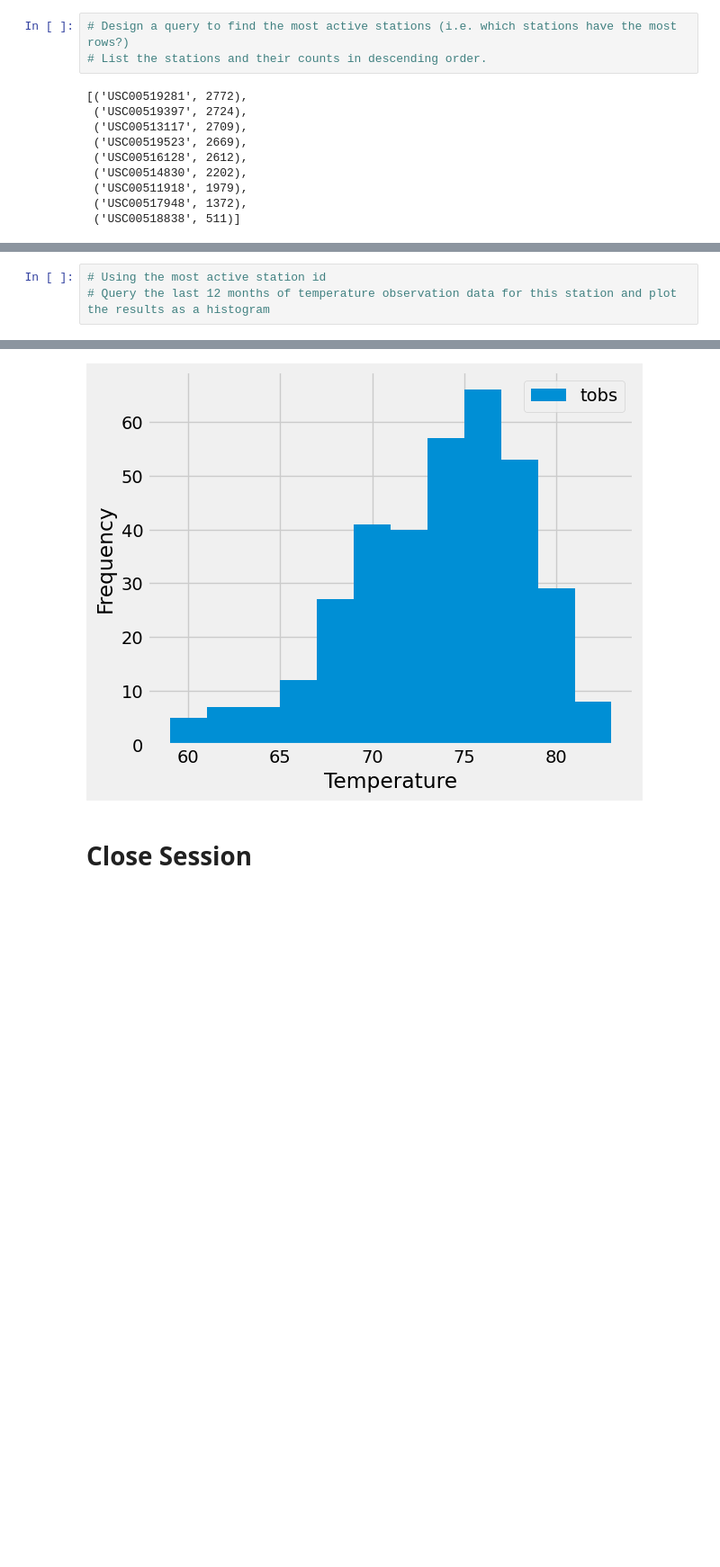
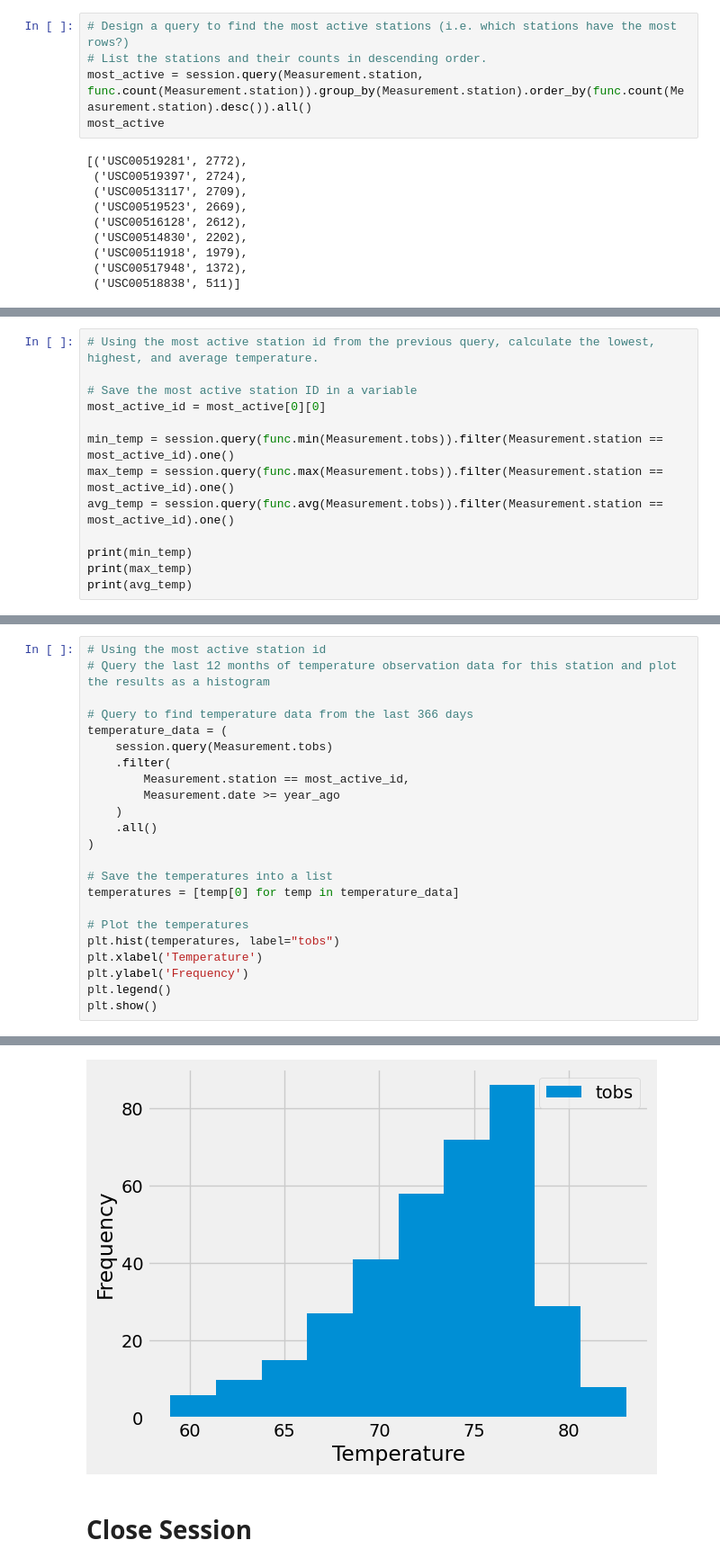
Before and after one commit to nickbartram/sqlalchemy-challenge, a Jupyter notebook: SurfsUp/climate_starter.ipynb, the cells around one changed output, grey strips where cells are left out. Shown at 90% size. Cells and saved outputs as stored; diff of their text form; blank space fills up the shorter version.

Commit message:
Rough finished climate_starter.ipynb, app.py still to do. Final plot does not match example, wrong 12 month period

```diff
--- a/SurfsUp/climate_starter.ipynb
+++ b/SurfsUp/climate_starter.ipynb
@@ -102,6 +104,8 @@ summary_stats_df
 # %%
 # Design a query to find the most active stations (i.e. which stations have the most rows?)
 # List the stations and their counts in descending order.
+most_active = session.query(Measurement.station, func.count(Measurement.station)).group_by(Measurement.station).order_by(func.count(Measurement.station).desc()).all()
+most_active
 # %% [output]
 [('USC00519281', 2772),
  ('USC00519397', 2724),
@@ -118,0 +119,13 @@ summary_stats_df
+# %%
+# Using the most active station id from the previous query, calculate the lowest, highest, and average temperature.
+
+# Save the most active station ID in a variable
+most_active_id = most_active[0][0]
+
+min_temp = session.query(func.min(Measurement.tobs)).filter(Measurement.station == most_active_id).one()
+max_temp = session.query(func.max(Measurement.tobs)).filter(Measurement.station == most_active_id).one()
+avg_temp = session.query(func.avg(Measurement.tobs)).filter(Measurement.station == most_active_id).one()
+
+print(min_temp)
+print(max_temp)
+print(avg_temp)
@@ -119,4 +136,24 @@ summary_stats_df
 # %%
 # Using the most active station id
 # Query the last 12 months of temperature observation data for this station and plot the results as a histogram
+
+# Query to find temperature data from the last 366 days
+temperature_data = (
+    session.query(Measurement.tobs)
+    .filter(
+        Measurement.station == most_active_id,
+        Measurement.date >= year_ago
+    )
+    .all()
+)
+
+# Save the temperatures into a list
+temperatures = [temp[0] for temp in temperature_data]
+
+# Plot the temperatures
+plt.hist(temperatures, label="tobs")
+plt.xlabel('Temperature')
+plt.ylabel('Frequency')
+plt.legend()
+plt.show()
 # %% [output]
@@ -124,4 +160,4 @@ Text(0.5, 4.183333333333314, 'Temperature')
-[figure, old version]
+[figure, new version]
 # %% [markdown]
 # Close Session
 # %%
```
Also changed, not shown: parts of 4 cells of this notebook.
